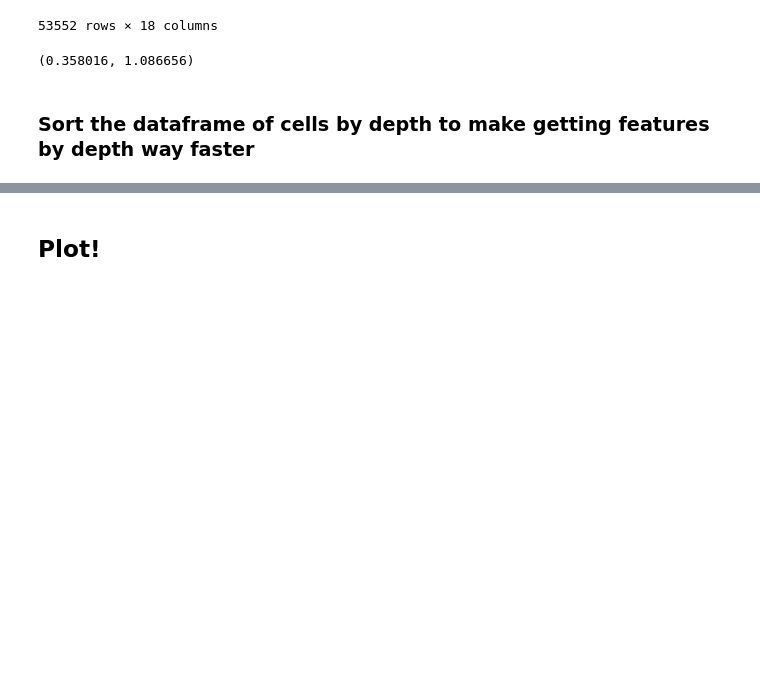
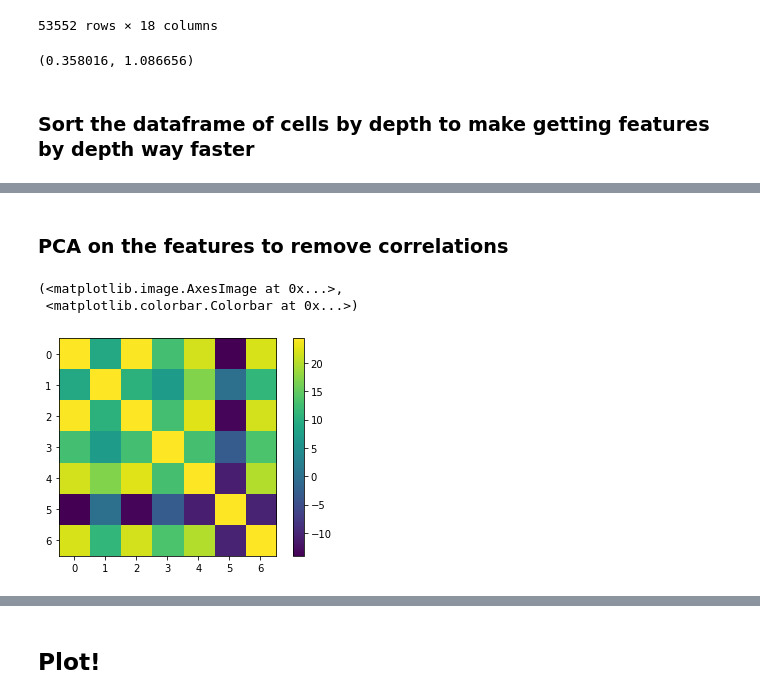
Before and after one commit to AllenInstitute/cortical-layers, a Jupyter notebook: layer-analysis.ipynb, the cells around one changed output, grey strips where cells are left out. Drawn from its saved outputs; the diff is of its cells as text; code cells hidden in the pictures; blank space fills up the shorter version.

```diff
--- a/layer-analysis.ipynb
+++ b/layer-analysis.ipynb
@@ -60,7 +58,7 @@ len(exc_cells), len(inh_cells)
 # %% [output]
 (1185, 162)
 # %%
-features = ["soma_volume"] #, "n_soma_syn", "nucleus_volume", "nucleus_fract_fold", "sum_proc_sdf"]
+features = ["soma_volume", "n_soma_syn", "nucleus_volume", "nucleus_fract_fold", "sum_proc_sdf"]
 # %%
 auto_cells = client.materialize.query_table("allen_soma_coarse_cell_class_model_v1")
 
@@ -202,12 +200,13 @@ p_inh_subclass = dict((t, []) for t in ["BC", "BPC", "MC", "NGC"])
 exc_soma_features_by_depth = dict((f, []) for f in features)
 inh_soma_features_by_depth = dict((f, []) for f in features)
 soma_features_by_depth = dict((f, []) for f in features)
+exc_soma_vol_std_by_depth = []
 bin_centers = []
 
-curr_y = min_y
+depths = np.arange(min_y, max_y, step_size)
+bin_centers = depths + step_size // 2
 prev_cutoff_idx = 0
-while curr_y < max_y:
-    bin_centers.append(curr_y + bin_width // 2)
+for curr_y in depths:
     # first index where pt_position[1] is greater than curr_y + bin_width
     cutoff_idx = get_cutoff_idx(auto_col_cells, curr_y + bin_width, prev_cutoff_idx)
     lower_cutoff_idx = get_cutoff_idx(auto_col_cells, curr_y, prev_cutoff_idx)
@@ -220,6 +219,7 @@ while curr_y < max_y:
         soma_features_by_depth[f].append(current_cells[f].mean())
         exc_soma_features_by_depth[f].append(current_exc_cells[f].mean())
         inh_soma_features_by_depth[f].append(current_inh_cells[f].mean())
+    exc_soma_vol_std_by_depth.append(current_exc_cells["soma_volume"].std())
 
     for t in p_type:
         p_type[t].append(0)
@@ -242,9 +242,7 @@ while curr_y < max_y:
     # for t in syn_densities_by_post.keys():
     #     syn_densities_by_post[t].append(sum((curr_y <= syn_depths_by_post[t]) & (syn_depths_by_post[t] < curr_y + bin_width)))
 
-    curr_y += step_size
     prev_cutoff_idx = lower_cutoff_idx
-bin_centers = np.array(bin_centers)
 exc_soma_densities = np.array(exc_soma_densities, dtype=float) / (bin_width * xarea)  # per mm^3
 inh_soma_densities = np.array(inh_soma_densities, dtype=float) / (bin_width * xarea)
 # synapse_densities = np.array(synapse_densities, dtype=float) / (bin_width * xarea)
@@ -272,0 +257,19 @@ L6-WM	265000
+# %%
+def clean_nans(x, normalize=False):
+    """linearly interpolates to fill in nans
+    normalizing subtracts mean and divides by std
+    """
+    cleaned = np.array(x)
+    mask = np.isfinite(cleaned)
+    cleaned = np.interp(np.arange(len(cleaned)), np.arange(len(cleaned))[mask], cleaned[mask])
+    if normalize:
+        cleaned -= cleaned.mean()
+        cleaned /= cleaned.std()
+    return cleaned
+# %%
+exc_features_df = pd.DataFrame(exc_soma_features_by_depth)
+exc_features_df["soma_density"] = exc_soma_densities
+exc_features_df["soma_vol_std"] = exc_soma_vol_std_by_depth
+for col in exc_features_df.columns:
+    exc_features_df[col] = clean_nans(exc_features_df[col], normalize=True)
+exc_features_df
@@ -272,0 +290,11 @@ L6-WM	265000
+# %% [markdown]
+### PCA on the features to remove correlations
+# %%
+X = exc_features_df.values.T
+Xc = X - np.mean(X, axis=1, keepdims=True)  # mean subtract data first
+cov = Xc @ Xc.T / (X.shape[0] - 1)  # covariance
+plt.imshow(cov), plt.colorbar()
+# %% [output]
+(<matplotlib.image.AxesImage at 0x...>,
+ <matplotlib.colorbar.Colorbar at 0x...>)
+[figure, added]
```
Also changed, not shown: parts of 30 cells of this notebook, 1 other file.
